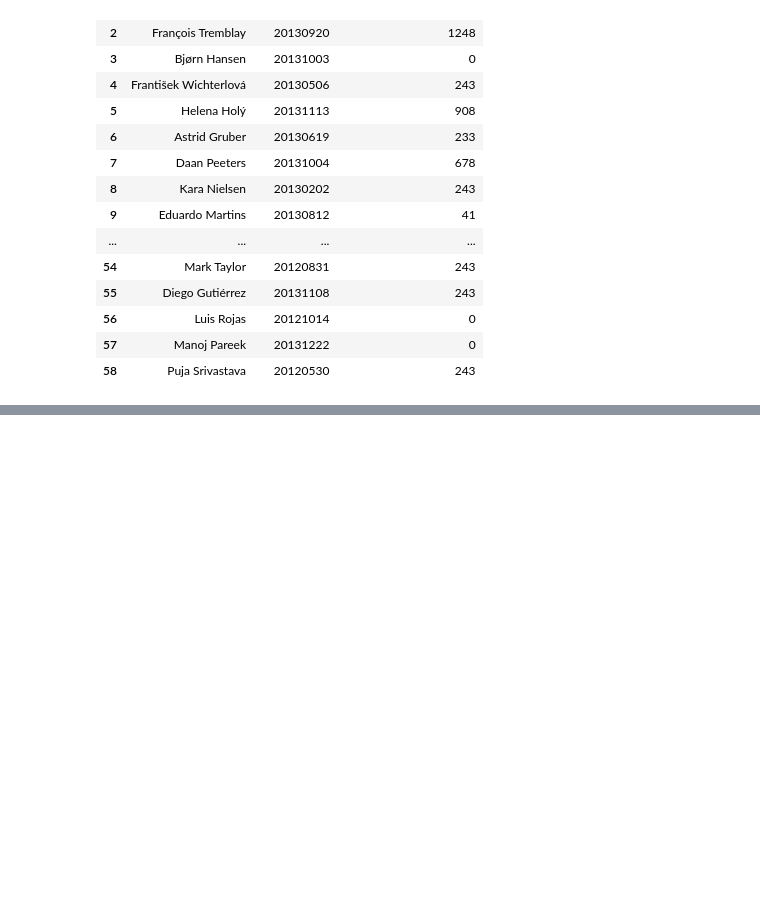
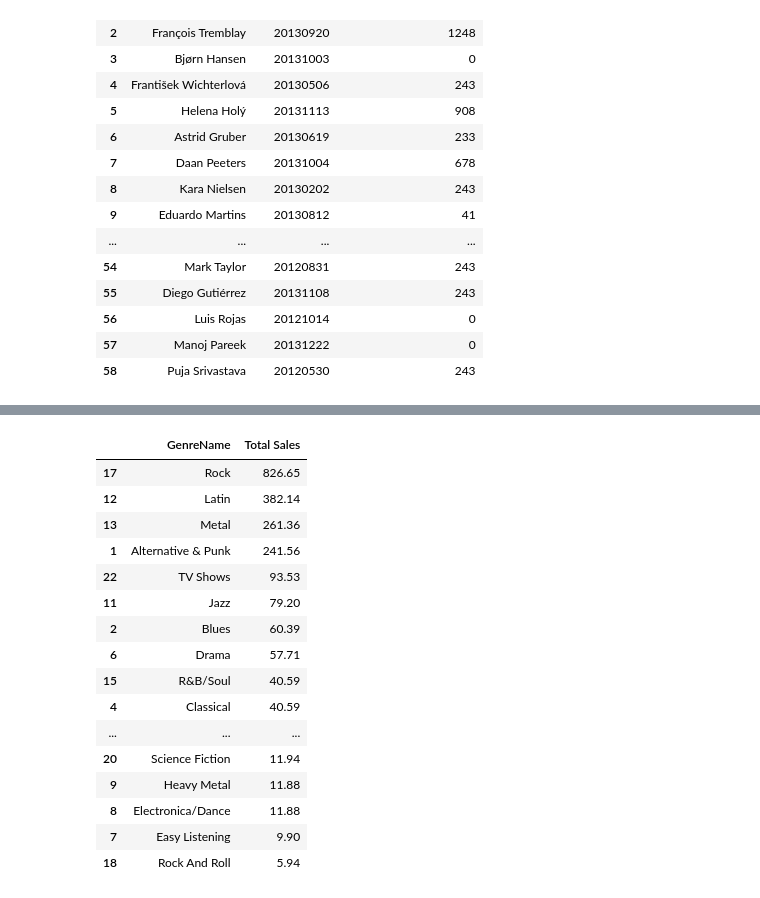
Before and after one commit to ndmademapula/Kichi_Chinook, a Jupyter notebook: test.ipynb, the cells around one changed output, grey strips where cells are left out. Saved outputs shown, nothing was run; the diff lists cells and outputs as text; code cells hidden in the pictures; blank space fills up the shorter version.

```diff
--- a/test.ipynb
+++ b/test.ipynb
@@ -400,0 +409,27 @@ req_9_last
+# %%
+req_10 = pd.merge(df_FactGenre, df_DimGenre, how='inner', on='GenreId')
+
+# Group by 'GenreName' and calculate sum of 'SumPrice'
+req_10 = req_10.groupby('GenreName').agg({'SumPrice': 'sum'}).reset_index()
+req_10.rename(columns={'SumPrice': 'Total Sales'}, inplace=True)
+
+# Sort the DataFrame by 'Total Sales' in descending order
+req_10.sort_values('Total Sales', ascending=False, inplace=True)
+# %% [output]
+|  | GenreName | Total Sales |
+| 17 | Rock | 826.65 |
+| 12 | Latin | 382.14 |
+| 13 | Metal | 261.36 |
+| 1 | Alternative & Punk | 241.56 |
+| 22 | TV Shows | 93.53 |
+| 11 | Jazz | 79.20 |
+| 2 | Blues | 60.39 |
+| 6 | Drama | 57.71 |
+| 15 | R&B/Soul | 40.59 |
+| 4 | Classical | 40.59 |
+| ... | ... | ... |
+| 20 | Science Fiction | 11.94 |
+| 9 | Heavy Metal | 11.88 |
+| 8 | Electronica/Dance | 11.88 |
+| 7 | Easy Listening | 9.90 |
+| 18 | Rock And Roll | 5.94 |
```
Also changed, not shown: parts of 4 cells of this notebook, 5 other files.
